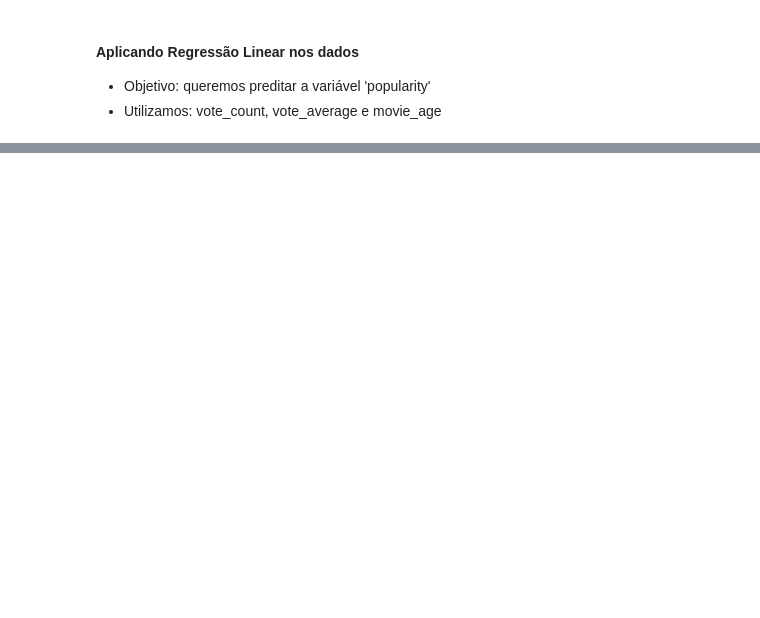
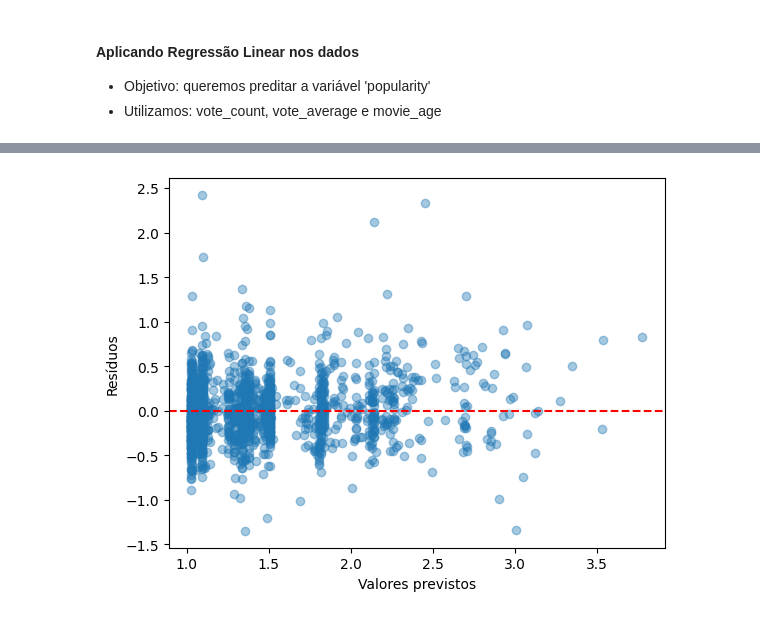
Before and after one commit to gabrielamb2k/FundamentosIA, a Jupyter notebook: notebook.ipynb, the cells around one changed output, grey strips where cells are left out. Saved outputs shown, nothing was run; the diff lists cells and outputs as text; code cells hidden in the pictures; blank space fills up the shorter version.

```diff
--- a/notebook.ipynb
+++ b/notebook.ipynb
@@ -153,0 +169,8 @@ Slope/coeficiente (b1): [ 0.38978256  0.12432663 -0.00281851]
+# %%
+from sklearn.ensemble import RandomForestRegressor
+
+model_RF = RandomForestRegressor(max_depth=4, random_state=0)
+model_RF.fit(X_train,y_train)
+
+fitted_RF = model_RF.predict(X_test)
+residuals_RF = y_test-fitted_RF
@@ -175,0 +255,8 @@ print(r2_score(y_test, fitted))
+# %%
+plt.scatter(fitted_RF, residuals_RF, alpha=0.4)
+plt.axhline(0, color='red', linestyle='--')
+plt.xlabel('Valores previstos')
+plt.ylabel('Resíduos')
+plt.show()
+# %% [output]
+[figure, added]
```
Also changed, not shown: parts of 21 cells of this notebook.
